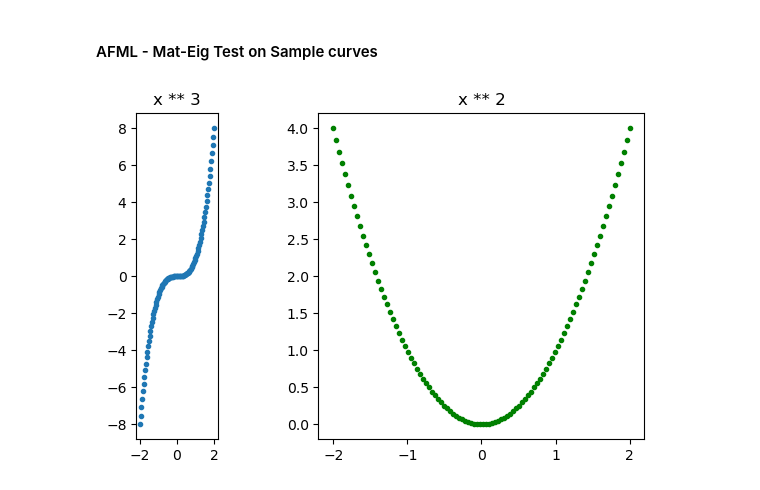
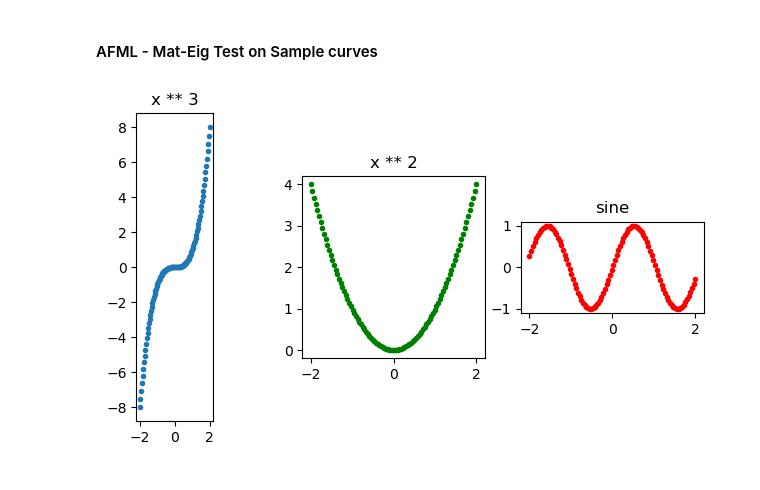
Before and after one commit to st-te/AFML, a Jupyter notebook: dev_notebooks/AFML_mat-eig_line_test.ipynb, the cells around one changed output. Saved outputs shown, nothing was run; the diff lists cells and outputs as text; code cells hidden in the pictures.

Commit message:
sample curves

```diff
--- a/dev_notebooks/AFML_mat-eig_line_test.ipynb
+++ b/dev_notebooks/AFML_mat-eig_line_test.ipynb
@@ -51,21 +50,28 @@ fn1_grid = fn1(x_grid)
 
 fn2 = lambda x : x ** 2
 fn2_grid = fn2(x_grid)
+
+fn3 = lambda x, freq : np.sin(freq * x)
+fn3_grid = fn3(x_grid, 3)
 # %%
 # Plotting both point clouds
-fig, ax = plt.subplots(1, 2, figsize=(8, 4))
+fig, ax = plt.subplots(1, 3, figsize=(8, 4))
 
 # Plot square
 ax[0].scatter(x_grid, fn1_grid, marker='.')
 ax[0].set_title("x ** 3")
 ax[0].set_aspect('equal', adjustable='box')
 
 # Plot circle
 ax[1].scatter(x_grid, fn2_grid, marker='.', c='green')
 ax[1].set_title("x ** 2")
 ax[1].set_aspect('equal', adjustable='box')
+
+ax[2].scatter(x_grid, fn3_grid, marker='.', c='red')
+ax[2].set_title("sine")
+ax[2].set_aspect('equal', adjustable='box')
 # %% [output]
-[figure, old version]
+[figure, new version]
 # %%
 fn1_2d_grid = np.array([x_grid, fn1_grid]).transpose()
 fn2_2d_grid = np.array([x_grid, fn2_grid]).transpose()
```
Also changed, not shown: parts of 7 cells of this notebook.
